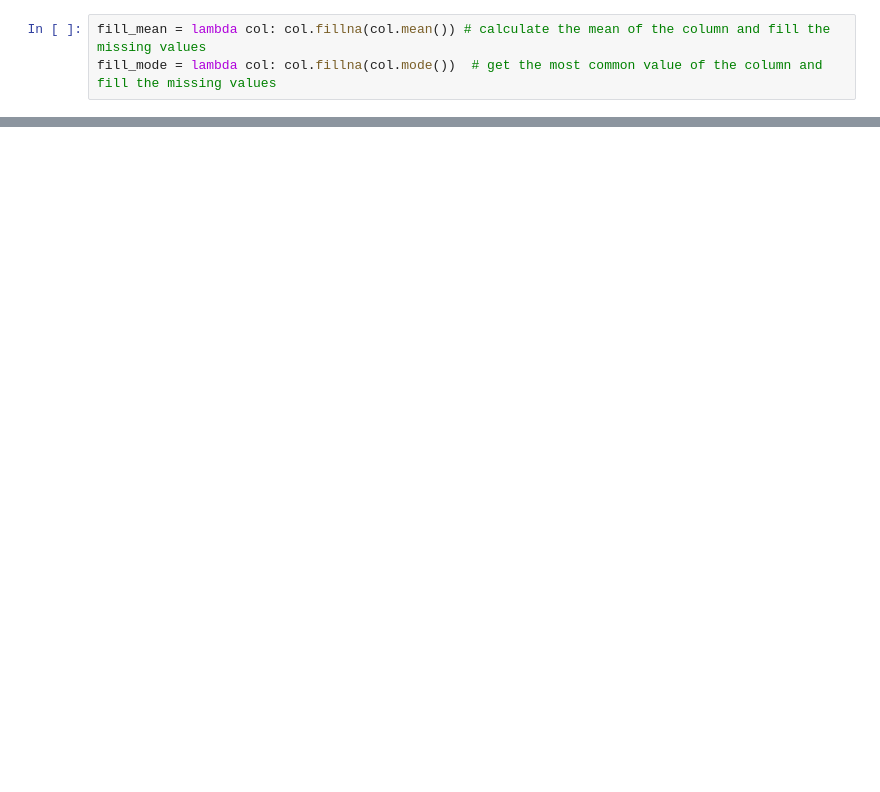
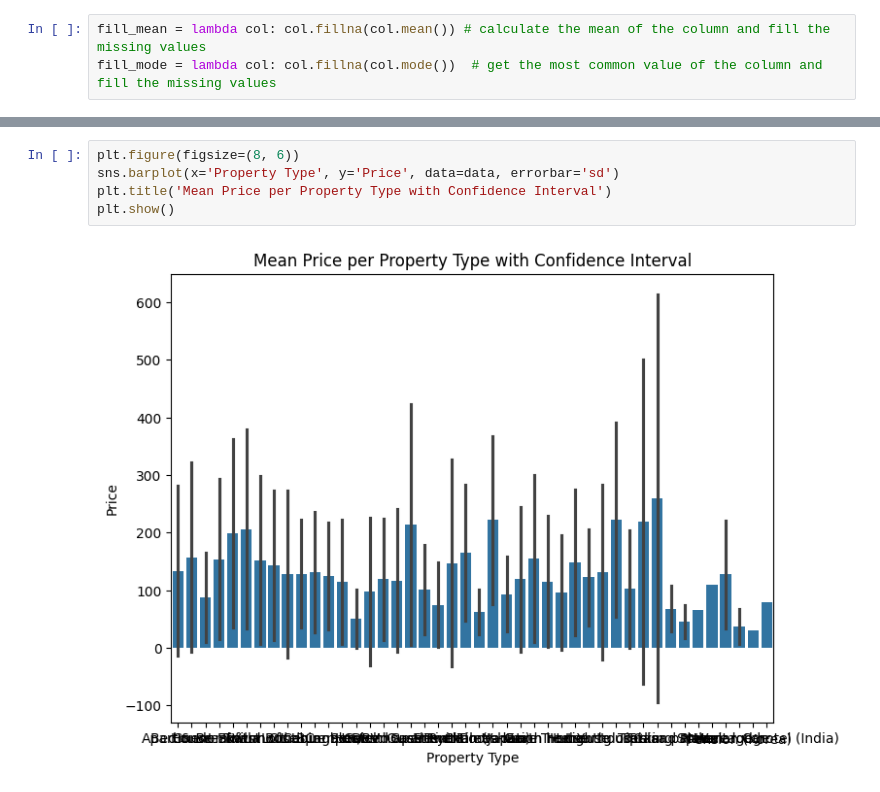
Before and after one commit to ninaschelter/Udacity-Projekt1, a Jupyter notebook: eval_airbnb_global.ipynb, the cells around one changed output, grey strips where cells are left out. Drawn from its saved outputs; the diff is of its cells as text; blank space fills up the shorter version.

```diff
--- a/eval_airbnb_global.ipynb
+++ b/eval_airbnb_global.ipynb
@@ -259,0 +320,7 @@ plt.show()
+# %%
+plt.figure(figsize=(8, 6))
+sns.barplot(x='Property Type', y='Price', data=data, errorbar='sd')
+plt.title('Mean Price per Property Type with Confidence Interval')
+plt.show()
+# %% [output]
+[figure, added]
```
Also changed, not shown: parts of 24 cells of this notebook.
